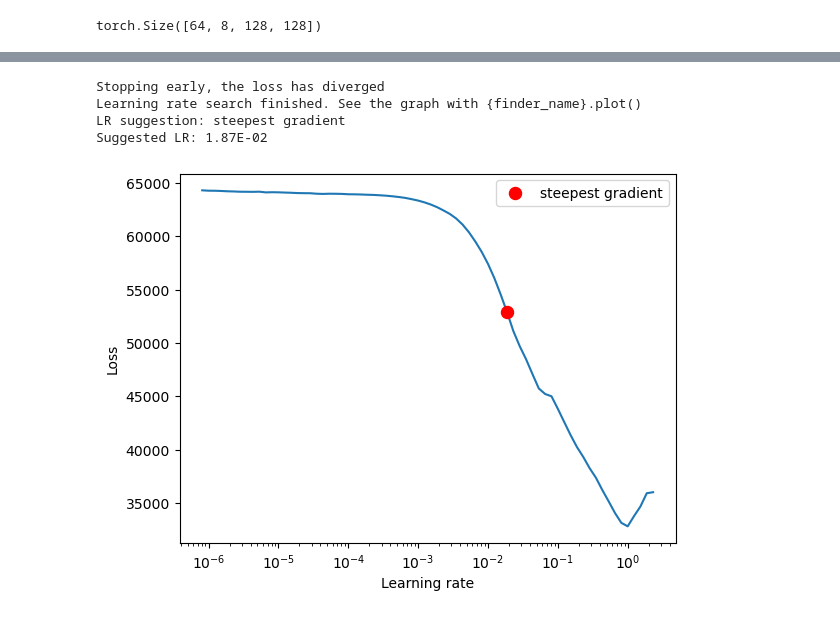
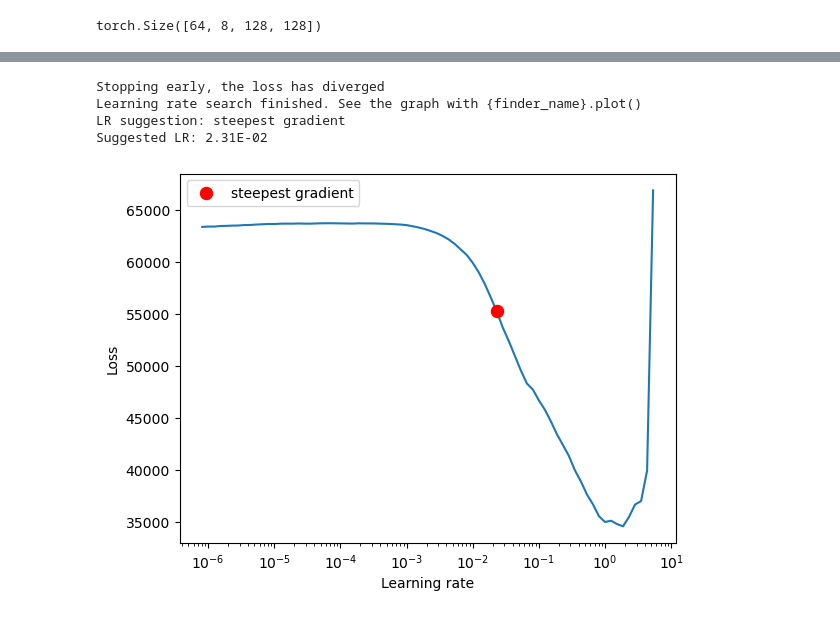
Before and after one commit to ErUM-Data-Hub/Challenges, a Jupyter notebook: solar/challenge.ipynb, the cells around one changed output, grey strips where cells are left out. Cells and saved outputs as stored; diff of their text form; code cells hidden in the pictures.

```diff
--- a/solar/challenge.ipynb
+++ b/solar/challenge.ipynb
@@ -206,7 +207,7 @@ class ResNetBlock(nn.Module):
     return out
 
 class CNN(nn.Module):
-    def __init__(self, in_channels=1, out_channels=8, num_res_blocks=3, num_res_block_refine=3):
+    def __init__(self, in_channels=1, out_channels=8, num_res_blocks=3, num_res_blocks_refine=3):
         super().__init__()
         self.cnn_stack = nn.Sequential(
                   nn.Conv2d(in_channels=in_channels, out_channels=128, kernel_size=7, stride=2, padding=3, bias=False),
@@ -229,7 +230,7 @@ class CNN(nn.Module):
         )
 
         res_block_refine = []
-        for _ in range(num_res_blocks):
+        for _ in range(num_res_blocks_refine):
           res_block_refine.append(ResNetBlock(128))
         self.res_stack_refine = nn.Sequential(*res_block_refine)
 
@@ -329,17 +331,17 @@ def test_loop(dataloader, model, loss_fn):
     print(f"Test Error: \n Avg test loss: {test_loss:>8f} \n")
     return test_loss
 # %%
-model = CNN(num_res_blocks=3, num_res_block_refine=3).to(device)
+model = CNN(num_res_blocks=3, num_res_blocks_refine=1).to(device)
 criterion = nn.MSELoss()
 optimizer = torch.optim.Adam(model.parameters(), lr=1e-7, weight_decay=1e-5)
 lr_finder = LRFinder(model, optimizer, criterion, device=device)
 lr_finder.range_test(train_loader, end_lr=100, num_iter=100)
 lr_finder.plot() # to inspect the loss-learning rate graph
 lr_finder.reset() # to reset the model and optimizer to their initial state
 # %% [output]
 Stopping early, the loss has diverged
 Learning rate search finished. See the graph with {finder_name}.plot()
 LR suggestion: steepest gradient
-Suggested LR: 1.87E-02
+Suggested LR: 2.31E-02
-[figure, old version]
+[figure, new version]
 # %%
```
Also changed, not shown: parts of 12 cells of this notebook.
